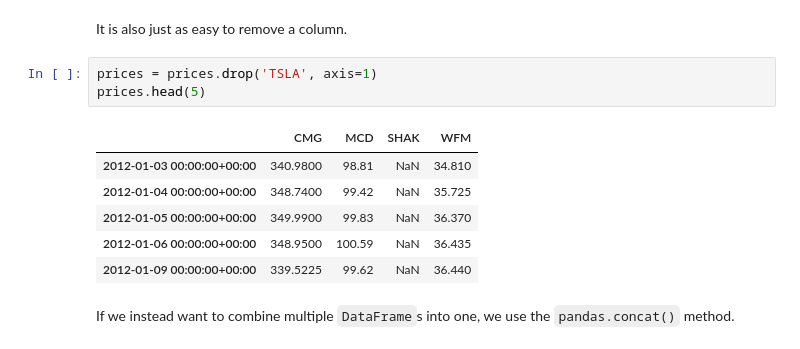
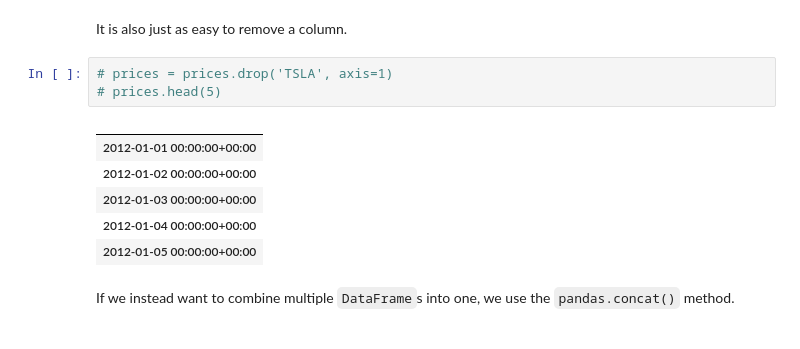
Before and after one commit to kawfong/quantopian_lectures, a Jupyter notebook: Introduction_to_Pandas/introduction_to_pandas.ipynb, the cells around one changed output. Drawn from its saved outputs; the diff is of its cells as text.

```diff
--- a/Introduction_to_Pandas/introduction_to_pandas.ipynb
+++ b/Introduction_to_Pandas/introduction_to_pandas.ipynb
@@ -764,15 +760,15 @@ prices.head(5)
 # %% [markdown]
 It is also just as easy to remove a column.
 # %%
-prices = prices.drop('TSLA', axis=1)
-prices.head(5)
+# prices = prices.drop('TSLA', axis=1)
+# prices.head(5)
 # %% [output]
-|  | CMG | MCD | SHAK | WFM |
-| 2012-01-03 00:00:00+00:00 | 340.9800 | 98.81 | NaN | 34.810 |
-| 2012-01-04 00:00:00+00:00 | 348.7400 | 99.42 | NaN | 35.725 |
-| 2012-01-05 00:00:00+00:00 | 349.9900 | 99.83 | NaN | 36.370 |
-| 2012-01-06 00:00:00+00:00 | 348.9500 | 100.59 | NaN | 36.435 |
-| 2012-01-09 00:00:00+00:00 | 339.5225 | 99.62 | NaN | 36.440 |
+|  |
+| 2012-01-01 00:00:00+00:00 |
+| 2012-01-02 00:00:00+00:00 |
+| 2012-01-03 00:00:00+00:00 |
+| 2012-01-04 00:00:00+00:00 |
+| 2012-01-05 00:00:00+00:00 |
 # %% [markdown]
 If we instead want to combine multiple `DataFrame`s into one, we use the `pandas.concat()` method.
 # %%
```
Also changed, not shown: parts of 64 cells of this notebook.
